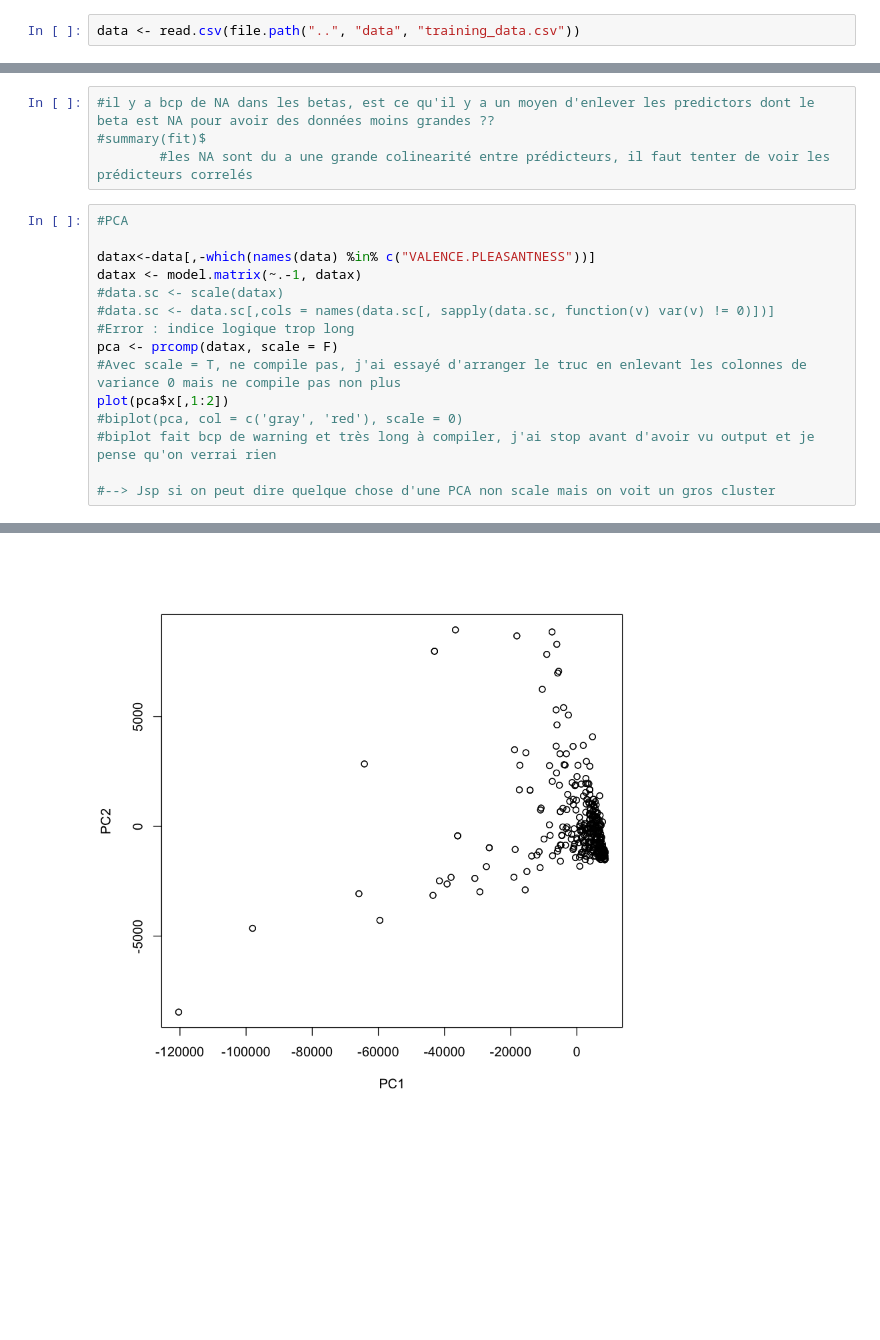
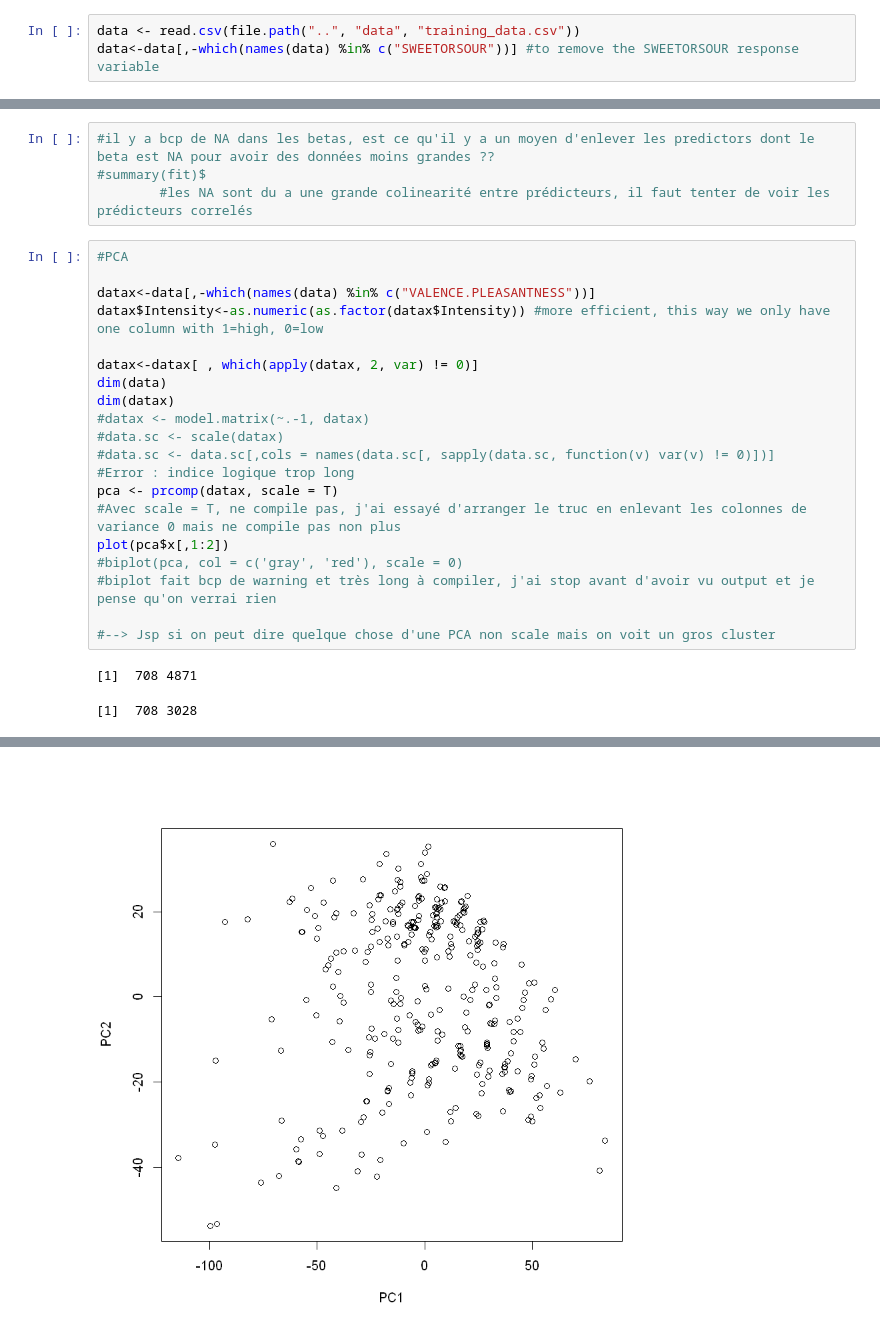
Before and after one commit to ghaeflig/Miniproject-Bio-322, a Jupyter notebook: src/Exploration.ipynb, the cells around one changed output, grey strips where cells are left out. Saved outputs shown, nothing was run; the diff lists cells and outputs as text; blank space fills up the shorter version.

Commit message:
neural network and removing SWEETORSOUR

```diff
--- a/src/Exploration.ipynb
+++ b/src/Exploration.ipynb
@@ -2,6 +2,7 @@
 Exploration
 # %%
 data <- read.csv(file.path("..", "data", "training_data.csv"))
+data<-data[,-which(names(data) %in% c("SWEETORSOUR"))] #to remove the SWEETORSOUR response variable
 # %%
 #predictors, type of data
 data
@@ -184,11 +194,16 @@ F-statistic: 3.399 on 335 and 372 DF,  p-value: < 2.2e-16
 #PCA
 
 datax<-data[,-which(names(data) %in% c("VALENCE.PLEASANTNESS"))]
-datax <- model.matrix(~.-1, datax)
+datax$Intensity<-as.numeric(as.factor(datax$Intensity)) #more efficient, this way we only have one column with 1=high, 0=low
+
+datax<-datax[ , which(apply(datax, 2, var) != 0)]
+dim(data)
+dim(datax)
+#datax <- model.matrix(~.-1, datax)
 #data.sc <- scale(datax)
 #data.sc <- data.sc[,cols = names(data.sc[, sapply(data.sc, function(v) var(v) != 0)])]
 #Error : indice logique trop long
-pca <- prcomp(datax, scale = F)
+pca <- prcomp(datax, scale = T)
 #Avec scale = T, ne compile pas, j'ai essayé d'arranger le truc en enlevant les colonnes de variance 0 mais ne compile pas non plus
 plot(pca$x[,1:2])
 #biplot(pca, col = c('gray', 'red'), scale = 0)
@@ -196,3 +211,5 @@ plot(pca$x[,1:2])
 
 #--> Jsp si on peut dire quelque chose d'une PCA non scale mais on voit un gros cluster
 # %% [output]
+[1]  708 4871
+[1]  708 3028
@@ -199 +218 @@ plot(pca$x[,1:2])
-[figure, old version]
+[figure, new version]
```
Also changed, not shown: parts of 6 cells of this notebook, 2 other files.
